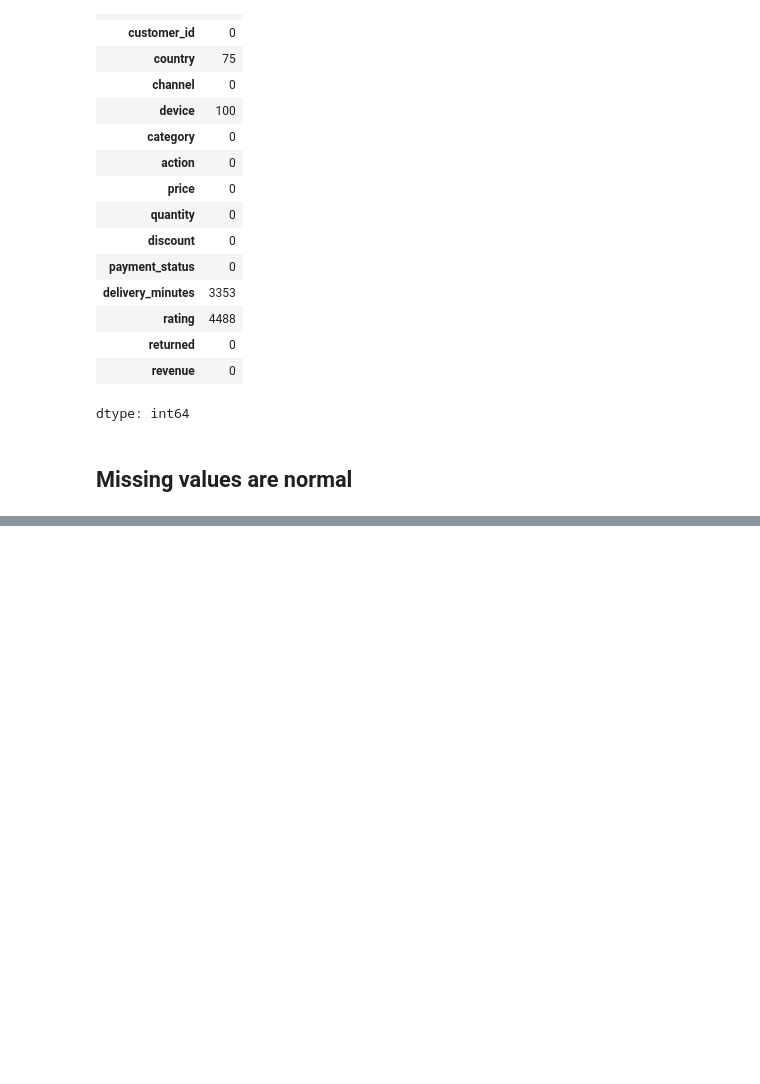
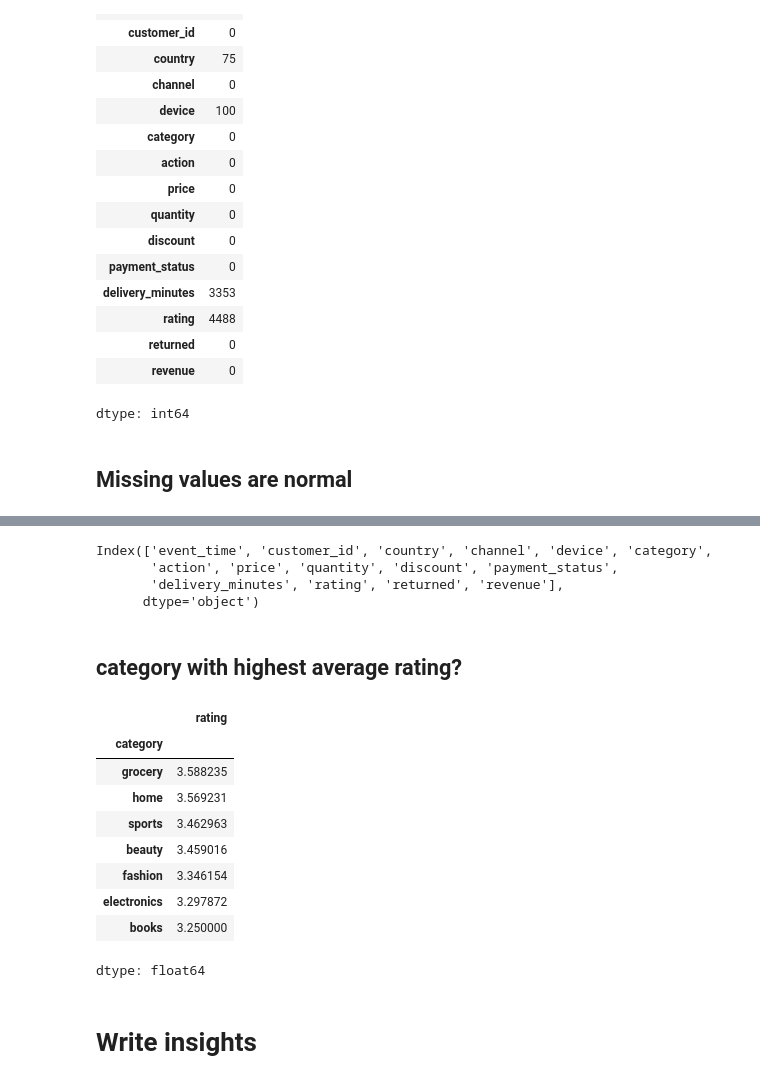
Before and after one commit to stacykeago/Big-Data, a Jupyter notebook: customerevents.ipynb, the cells around one changed output, grey strips where cells are left out. Saved outputs shown, nothing was run; the diff lists cells and outputs as text; code cells hidden in the pictures; blank space fills up the shorter version.

```diff
--- a/customerevents.ipynb
+++ b/customerevents.ipynb
@@ -97,0 +146,24 @@ dtype: int64
+# %%
+customer.columns
+# %% [output]
+Index(['event_time', 'customer_id', 'country', 'channel', 'device', 'category',
+       'action', 'price', 'quantity', 'discount', 'payment_status',
+       'delivery_minutes', 'rating', 'returned', 'revenue'],
+      dtype='object')
+# %% [markdown]
+## category with highest average rating?
+# %%
+customer.groupby('category')['rating'].mean().sort_values(ascending=False)
+# %% [output]
+|  | rating |
+| category |  |
+| grocery | 3.588235 |
+| home | 3.569231 |
+| sports | 3.462963 |
+| beauty | 3.459016 |
+| fashion | 3.346154 |
+| electronics | 3.297872 |
+| books | 3.250000 |
+dtype: float64
+# %% [markdown]
+# Write insights
```
Also changed, not shown: parts of 11 cells of this notebook.
